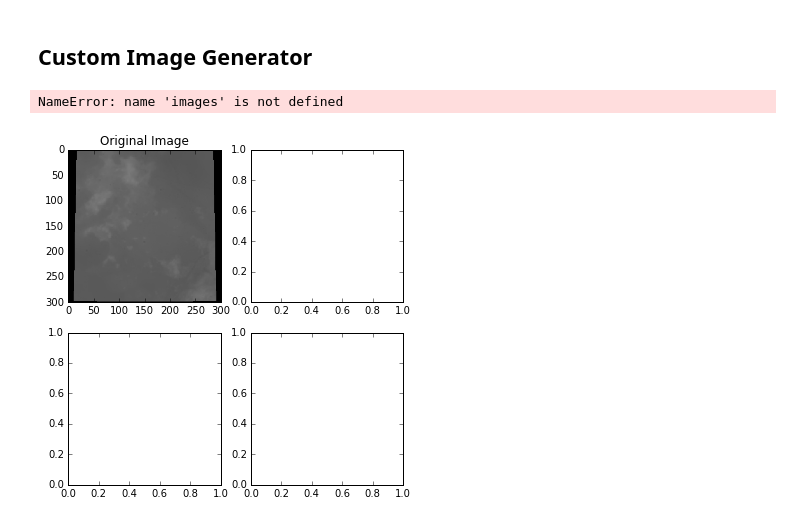
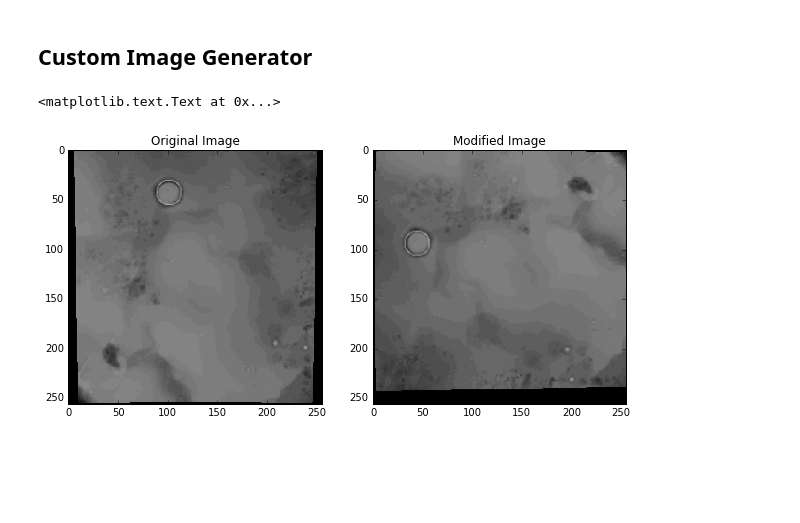
Before and after one commit to silburt/moon-craters, a Jupyter notebook: Mask_generator_analysis_ari.ipynb, the cells around one changed output. Drawn from its saved outputs; the diff is of its cells as text; code cells hidden in the pictures; blank space fills up the shorter version.

```diff
--- a/Mask_generator_analysis_ari.ipynb
+++ b/Mask_generator_analysis_ari.ipynb
@@ -268,25 +274,19 @@ for batch in custom_image_generator(train_data,train_target,batch_size):
     images.append(batch)
     break
 # %%
-i=33      #i < n_images
+i=7      #i < n_images
 
-f, ((ax1, ax2), (ax3, ax4)) = plt.subplots(2, 2, figsize=[6, 6])
+f, ((ax1, ax2)) = plt.subplots(1, 2, figsize=[10, 10])
 
-ax1.imshow(train_data[i], origin='upper', cmap="Greys_r")
+ax1.imshow(train_data[i].reshape(dim,dim), origin='upper', cmap="Greys_r")
+ax1.imshow(train_target[i], origin='upper', cmap="Greys_r",alpha=0.4)
 ax1.set_title('Original Image')
 
-ax2.imshow(images[0][0][i], origin='upper', cmap="inferno")
+ax2.imshow(images[0][0][i].reshape(dim,dim), origin='upper', cmap="Greys_r")
+ax2.imshow(images[0][1][i], origin='upper', cmap="Greys_r",alpha=0.4)
 ax2.set_title('Modified Image')
 
-
-ax3.imshow(train_target[0][:][None], origin='upper', cmap="Greys_r")
-#ax3.imshow(train_target[i].reshape(300,300), origin='upper', cmap="Greys_r")
-ax3.set_title('Original Mask')
-
-ax4.imshow(images[0][1][i].reshape(300,300), origin='upper', cmap="inferno")
-ax4.set_title('Modified Mask')
-
 #plt.savefig('sample.png')
 # %% [output]
-NameError: name 'images' is not defined
+<matplotlib.text.Text at 0x...>
-[figure, old version]
+[figure, new version]
```
Also changed, not shown: parts of 4 cells of this notebook, 2 other files.
